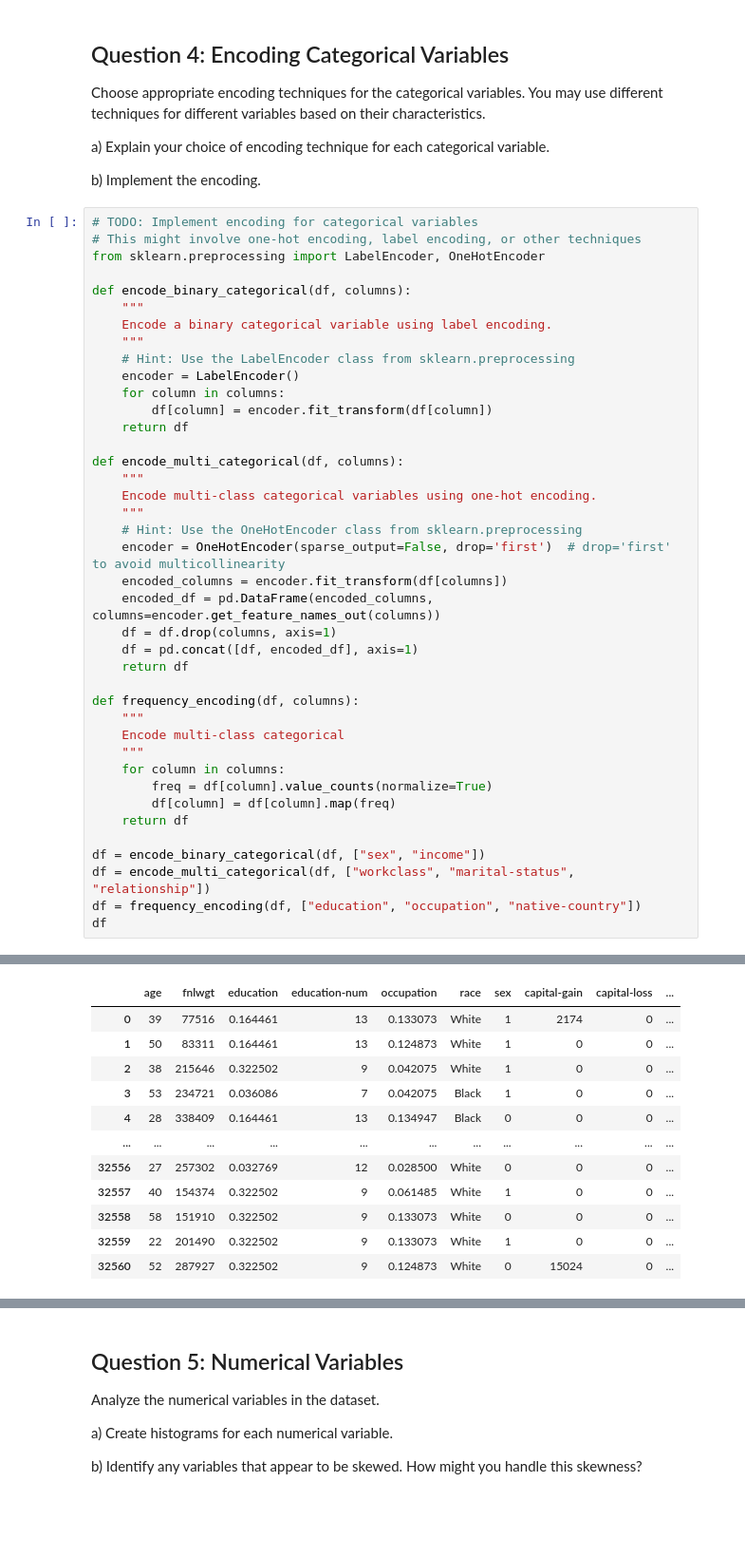
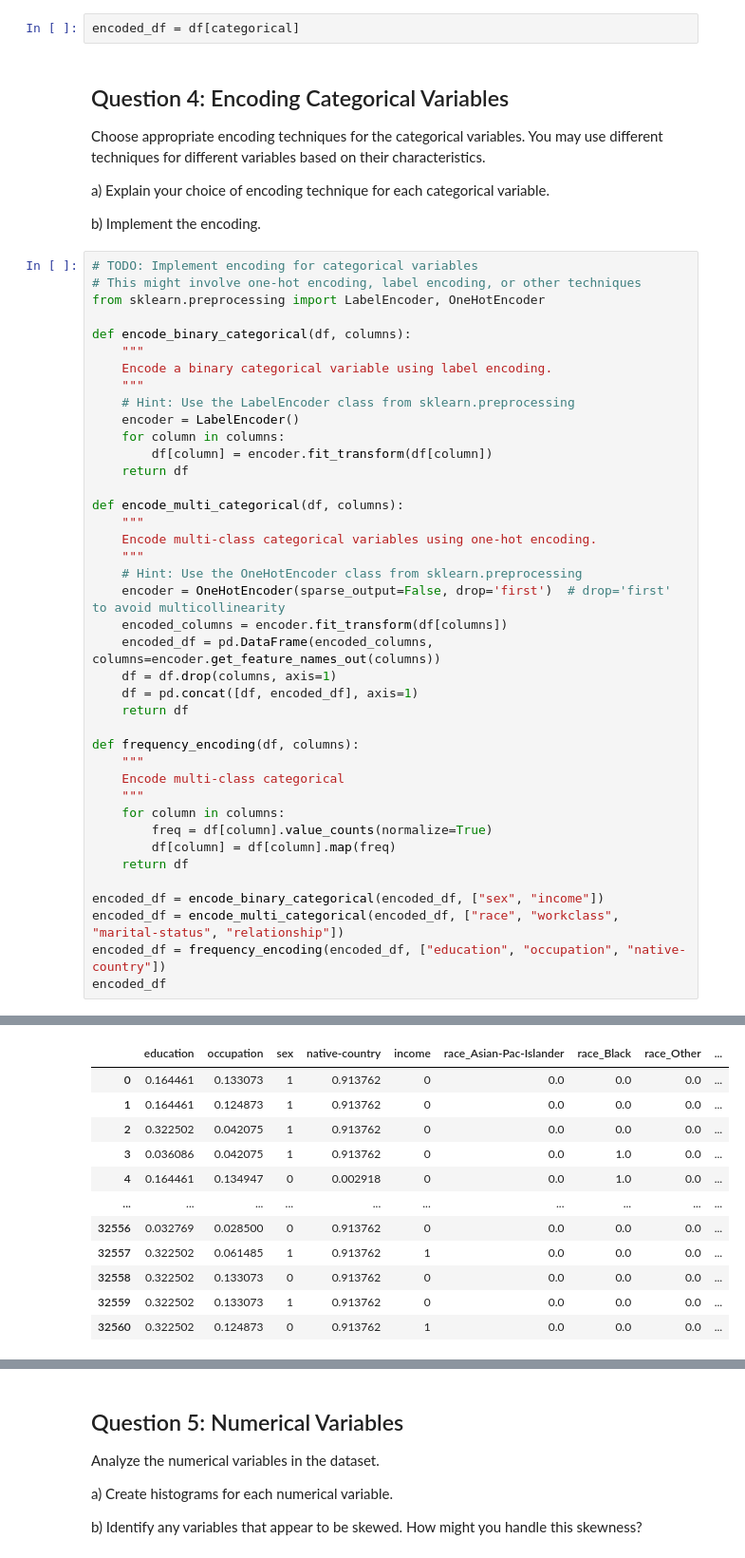
Before and after one commit to MBUYt0n/ada, a Jupyter notebook: ADA_Worksheet_B/Worksheet_B.ipynb, the cells around one changed output, grey strips where cells are left out. Shown at 95% size. Saved outputs shown, nothing was run; the diff lists cells and outputs as text; blank space fills up the shorter version.

```diff
--- a/ADA_Worksheet_B/Worksheet_B.ipynb
+++ b/ADA_Worksheet_B/Worksheet_B.ipynb
@@ -315,6 +318,8 @@ income             2
 dtype: int64
 # %% [markdown]
 Native country has very high number of values, we can encode the frequency of the values to show how import they are
+# %%
+encoded_df = df[categorical]
 # %% [markdown]
 ## Question 4: Encoding Categorical Variables
 
@@ -359,8 +364,8 @@ def frequency_encoding(df, columns):
         df[column] = df[column].map(freq)
     return df
 
-df = encode_binary_categorical(df, ["sex", "income"])
-df = encode_multi_categorical(df, ["workclass", "marital-status", "relationship"])
-df = frequency_encoding(df, ["education", "occupation", "native-country"])
-df
+encoded_df = encode_binary_categorical(encoded_df, ["sex", "income"])
+encoded_df = encode_multi_categorical(encoded_df, ["race", "workclass", "marital-status", "relationship"])
+encoded_df = frequency_encoding(encoded_df, ["education", "occupation", "native-country"])
+encoded_df
 # %% [output]
@@ -367,12 +382,12 @@ df
-|  | age | fnlwgt | education | education-num | occupation | race | sex | capital-gain | capital-loss | ... |
-| 0 | 39 | 77516 | 0.164461 | 13 | 0.133073 | White | 1 | 2174 | 0 | ... |
-| 1 | 50 | 83311 | 0.164461 | 13 | 0.124873 | White | 1 | 0 | 0 | ... |
-| 2 | 38 | 215646 | 0.322502 | 9 | 0.042075 | White | 1 | 0 | 0 | ... |
-| 3 | 53 | 234721 | 0.036086 | 7 | 0.042075 | Black | 1 | 0 | 0 | ... |
-| 4 | 28 | 338409 | 0.164461 | 13 | 0.134947 | Black | 0 | 0 | 0 | ... |
-| ... | ... | ... | ... | ... | ... | ... | ... | ... | ... | ... |
-| 32556 | 27 | 257302 | 0.032769 | 12 | 0.028500 | White | 0 | 0 | 0 | ... |
-| 32557 | 40 | 154374 | 0.322502 | 9 | 0.061485 | White | 1 | 0 | 0 | ... |
-| 32558 | 58 | 151910 | 0.322502 | 9 | 0.133073 | White | 0 | 0 | 0 | ... |
-| 32559 | 22 | 201490 | 0.322502 | 9 | 0.133073 | White | 1 | 0 | 0 | ... |
-| 32560 | 52 | 287927 | 0.322502 | 9 | 0.124873 | White | 0 | 15024 | 0 | ... |
+|  | education | occupation | sex | native-country | income | race_Asian-Pac-Islander | race_Black | race_Other | ... |
+| 0 | 0.164461 | 0.133073 | 1 | 0.913762 | 0 | 0.0 | 0.0 | 0.0 | ... |
+| 1 | 0.164461 | 0.124873 | 1 | 0.913762 | 0 | 0.0 | 0.0 | 0.0 | ... |
+| 2 | 0.322502 | 0.042075 | 1 | 0.913762 | 0 | 0.0 | 0.0 | 0.0 | ... |
+| 3 | 0.036086 | 0.042075 | 1 | 0.913762 | 0 | 0.0 | 1.0 | 0.0 | ... |
+| 4 | 0.164461 | 0.134947 | 0 | 0.002918 | 0 | 0.0 | 1.0 | 0.0 | ... |
+| ... | ... | ... | ... | ... | ... | ... | ... | ... | ... |
+| 32556 | 0.032769 | 0.028500 | 0 | 0.913762 | 0 | 0.0 | 0.0 | 0.0 | ... |
+| 32557 | 0.322502 | 0.061485 | 1 | 0.913762 | 1 | 0.0 | 0.0 | 0.0 | ... |
+| 32558 | 0.322502 | 0.133073 | 0 | 0.913762 | 0 | 0.0 | 0.0 | 0.0 | ... |
+| 32559 | 0.322502 | 0.133073 | 1 | 0.913762 | 0 | 0.0 | 0.0 | 0.0 | ... |
+| 32560 | 0.322502 | 0.124873 | 0 | 0.913762 | 1 | 0.0 | 0.0 | 0.0 | ... |
```
Also changed, not shown: parts of 22 cells of this notebook, 1 other file.
